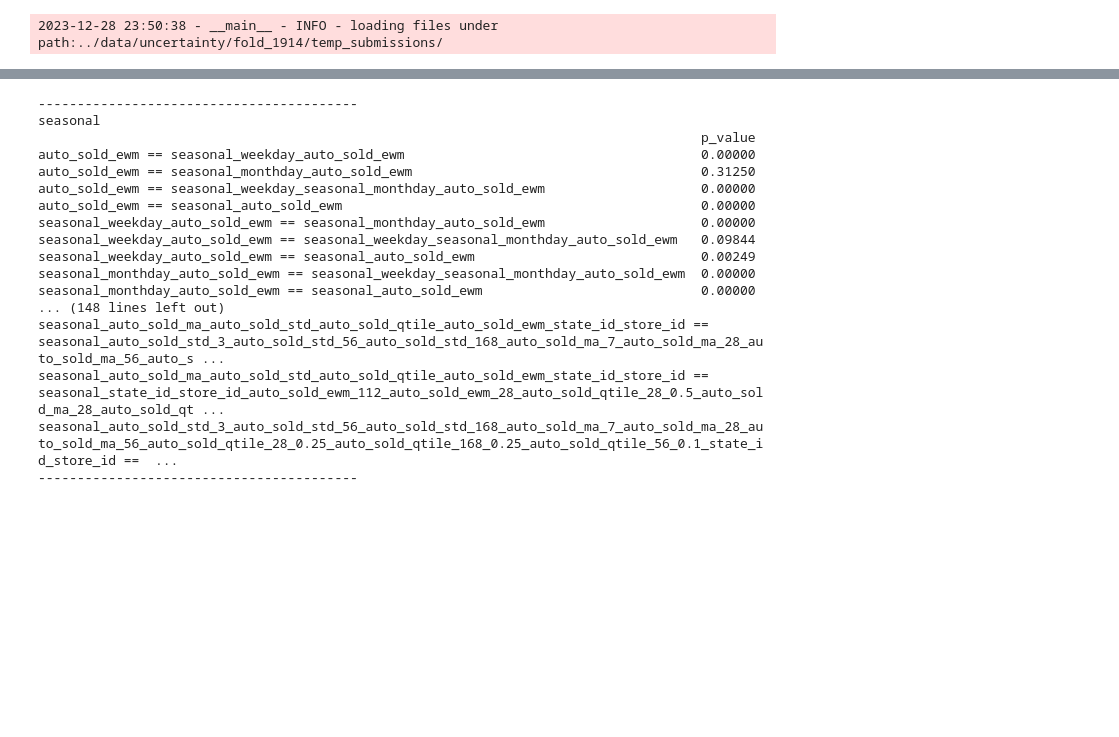
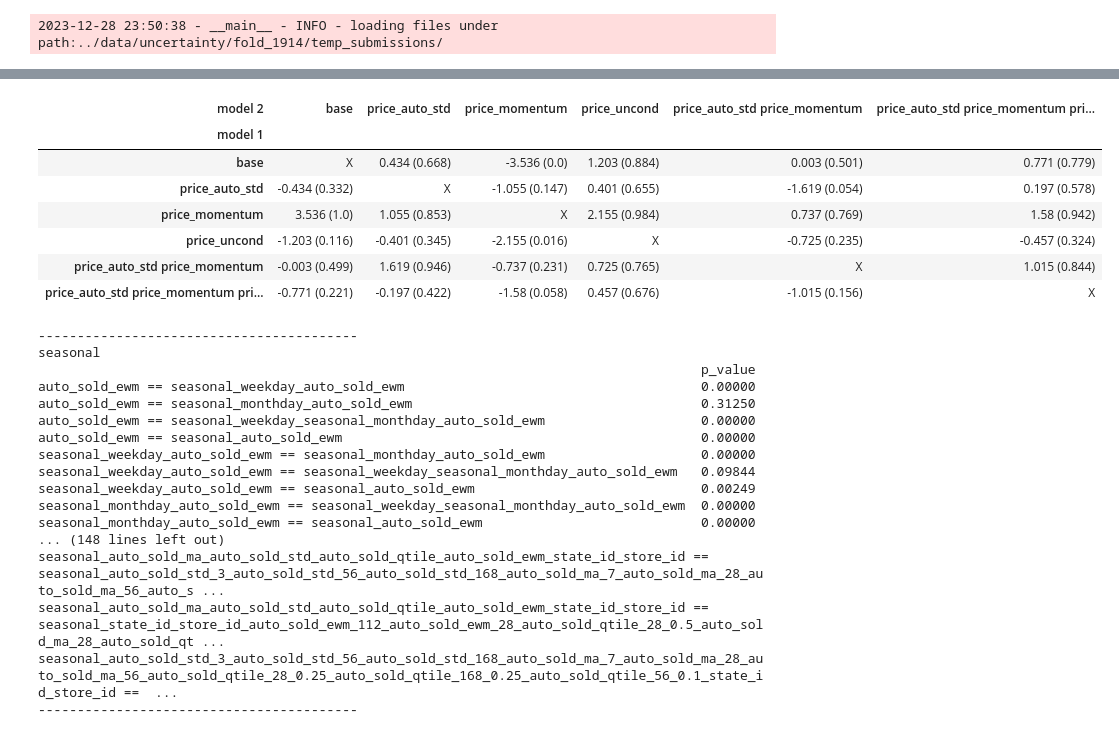
Before and after one commit to CodingNoob234/m5-forecasting-uncertainty, a Jupyter notebook: code/un_significance_test2.ipynb, the cells around one changed output, grey strips where cells are left out. Drawn from its saved outputs; the diff is of its cells as text; code cells hidden in the pictures; blank space fills up the shorter version.

Commit message:
added tables for DM-test for all feature comparisons

```diff
--- a/code/un_significance_test2.ipynb
+++ b/code/un_significance_test2.ipynb
@@ -439,7 +446,7 @@ def DM_test_pinball(df, h, p_crit: float = 0.05):
 # from statsmodels.graphics.tsaplots import plot_pacf
 # plot_pacf(r.diff().dropna())
 # %%
-r = DM_test_pinball(final_df, 9, p_crit=0.1)
+r = DM_test_pinball(final_df, 9, p_crit=0.1, one_sided=True)
 # fd = final_df.copy()
 # fd['ids'] = fd['id_merge']
 # group_by = ['ids']
@@ -455,6 +462,7 @@ def perform_full_DM_test(include_columns_list):
     for d_cv_start in D_CROSS_VAL_START_LIST
     ]
     sub1 = pd.concat(dfs).reset_index(drop=True)
+
     include_columns = include_columns_list[1]
     dfs = [
     read_concat_predictions(d_cv_start, exclude_columns=[], include_columns=include_columns)
@@ -476,9 +484,10 @@ def perform_full_DM_test(include_columns_list):
         on = ['id_merge', 'd_cv_start']
     )
 
-    return DM_test_pinball(final_df, 5, p_crit=0.1)
+    return DM_test_pinball(final_df, 5, p_crit=0.1, one_sided = True)
 # %%
 res = {}
+res2 = {}
 for experiment_name, experiment_spec in EXPERIMENTS_DICT.items():
     res[experiment_name] = {}
     base = experiment_spec['BASE']
@@ -488,10 +497,22 @@ for experiment_name, experiment_spec in EXPERIMENTS_DICT.items():
                     include_columns_list[i] = ['k_best']
 
     import itertools
+    df = pd.DataFrame({})
+    df.index = df.index.astype('str')
     for incl in itertools.combinations(include_columns_list,2):
         r = perform_full_DM_test(incl)
-        name = ['_'.join(i) for i in incl]
+        name = [' '.join(i) for i in incl]
+        n0 = name[0].replace((' '.join(base) + ' ') if len(base) > 0 else '', '')
+        n1 = name[1].replace((' '.join(base) + ' ') if len(base) > 0 else '', '')
+        if n0 == ' '.join(base):
+            n0 = 'base'
+        if n1 == ' '.join(base):
+            n1 = 'base'
+        df.loc[n0, n1] = f'{round(r[0],3)} ({round(r[1],3)})'
+        df.loc[n1, n0] = f'{round(-r[0],3)} ({round(1-r[1],3)})'
         name = ' == '.join(name)
         res[experiment_name][name] = (r[1], r[0])
+    df = df.fillna('X')
+    res2[experiment_name] = df
 res
 # %% [output]
@@ -531,4 +552,60 @@ res
    1.1788856040029623)}}
+# %%
+drop_dict = {
+    'seasonal': 'auto_sold_ewm',
+}
+pd.set_option('display.max_colwidth', 1000)  # None means unlimited column width
+
+for key, item in res2.items():
+    if key in drop_dict:
+        df: pd.DataFrame = res2[key]
+        df.index = df.index.str.replace(drop_dict[key],'base')
+        df.columns = df.columns.str.replace(drop_dict[key],'base')
+
+        df.index = df.index.str.replace(' base', '')
+        df.columns = df.columns.str.replace(' base', '')
+        res2[key] = df
+
+    # order the table with X diagonally
+    df = res2[key]
+    df.index.name = 'model 1'
+    df.columns.name = 'model 2'
+    res2[key] = df[list(df.index)]
+
+for key, item in res2.items():
+    res2[key]: pd.DataFrame
+    # n = key.replace(' ', '_')
+    file_name = key.replace('/', '_')
+    # res2[key].to_latex(f'../tables/{n}.tex', index_names = True)
+
+    df = res2[key]
+    tab = res2[key].to_latex(index_names = True)
+    latex_table_lines = tab.split('\n')
+    p_crit = 0.05
+    # for line in latex_table_lines:
+    #     print(line)
+    for k, (i, row) in enumerate(df.iterrows()):
+        # Iterate over columns
+        for j, col in enumerate(df.columns):
+            if i == col:
+                continue
+            if float(row[col].split('(')[1].removesuffix(')')) < p_crit:
+                latex_table_lines[k+5] = latex_table_lines[k+5].replace(str(row[col]), '\\cellcolor{green}' + f' {row[col]}')
+
+    latex_table = '\n'.join(latex_table_lines)
+    with open(f'../tables/{file_name}.tex', 'w') as file:
+        file.write(latex_table)
+
+list(res2.items())[4][1]
+# %% [output]
+| model 2 | base | price_auto_std | price_momentum | price_uncond | price_auto_std price_momentum | price_auto_std price_momentum pri... |
+| model 1 |  |  |  |  |  |  |
+| base | X | 0.434 (0.668) | -3.536 (0.0) | 1.203 (0.884) | 0.003 (0.501) | 0.771 (0.779) |
+| price_auto_std | -0.434 (0.332) | X | -1.055 (0.147) | 0.401 (0.655) | -1.619 (0.054) | 0.197 (0.578) |
+| price_momentum | 3.536 (1.0) | 1.055 (0.853) | X | 2.155 (0.984) | 0.737 (0.769) | 1.58 (0.942) |
+| price_uncond | -1.203 (0.116) | -0.401 (0.345) | -2.155 (0.016) | X | -0.725 (0.235) | -0.457 (0.324) |
+| price_auto_std price_momentum | -0.003 (0.499) | 1.619 (0.946) | -0.737 (0.231) | 0.725 (0.765) | X | 1.015 (0.844) |
+| price_auto_std price_momentum pri... | -0.771 (0.221) | -0.197 (0.422) | -1.58 (0.058) | 0.457 (0.676) | -1.015 (0.156) | X |
 # %%
 for experiment_name, experiment_results in res.items():
     print(experiment_name)
```
Also changed, not shown: parts of 5 cells of this notebook, 9 other files.
